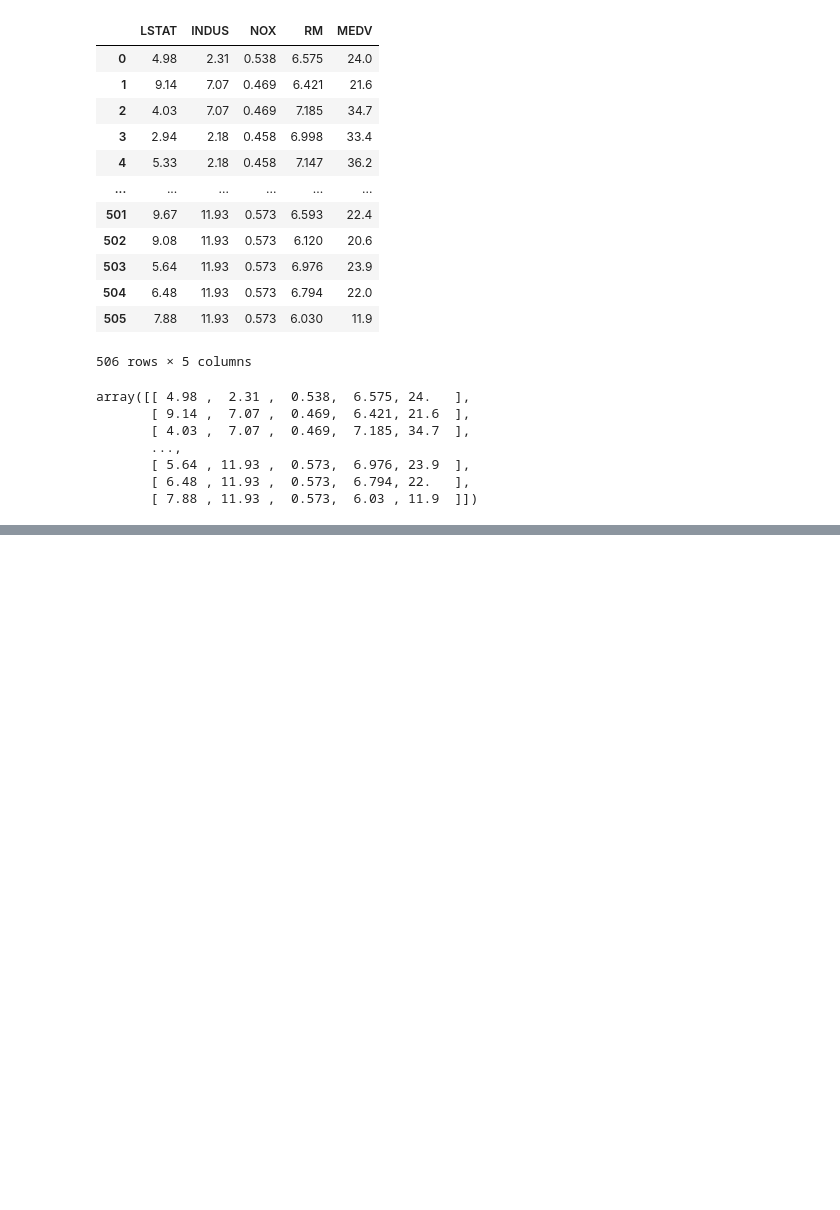
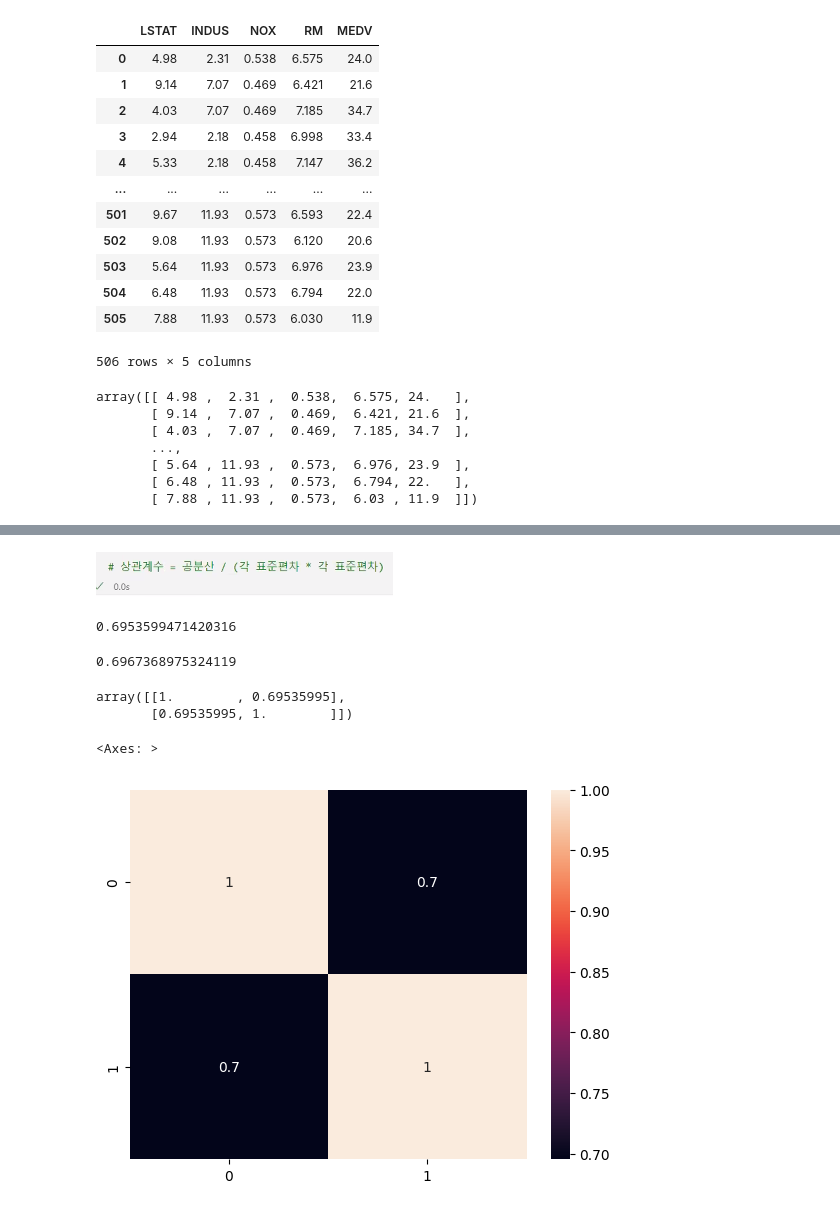
Before and after one commit to coconutkim/MLDL, a Jupyter notebook: 회귀분석_연속적타깃변수예측.ipynb, the cells around one changed output, grey strips where cells are left out. Saved outputs shown, nothing was run; the diff lists cells and outputs as text; code cells hidden in the pictures; blank space fills up the shorter version.

```diff
--- a/회귀분석_연속적타깃변수예측.ipynb
+++ b/회귀분석_연속적타깃변수예측.ipynb
@@ -101,0 +149,23 @@ array([[ 4.98 ,  2.31 ,  0.538,  6.575, 24.   ],
+# %% [markdown]
+![image.png](attachment:image.png)
+# %%
+4.49344588 / ((df['RM'].std()) * (df['MEDV'].std()))
+# %% [output]
+0.6953599471420316
+# %%
+4.49344588 / ((np.std(df['RM'])) * (np.std(df['MEDV'])))
+# np.std 함수는 기본적으로 모집단 표준편차를 계산합니다. 즉, 분모를 n으로 사용합니다.
+# %% [output]
+0.6967368975324119
+# %%
+np.corrcoef(df['RM'],df['MEDV'])
+# %% [output]
+array([[1.        , 0.69535995],
+       [0.69535995, 1.        ]])
+# %%
+import seaborn as sns
+sns.heatmap(np.corrcoef(df['RM'],df['MEDV']),
+            annot=True)
+# %% [output]
+<Axes: >
+[figure, added]
```
Also changed, not shown: parts of 77 cells of this notebook, 4 other files.
